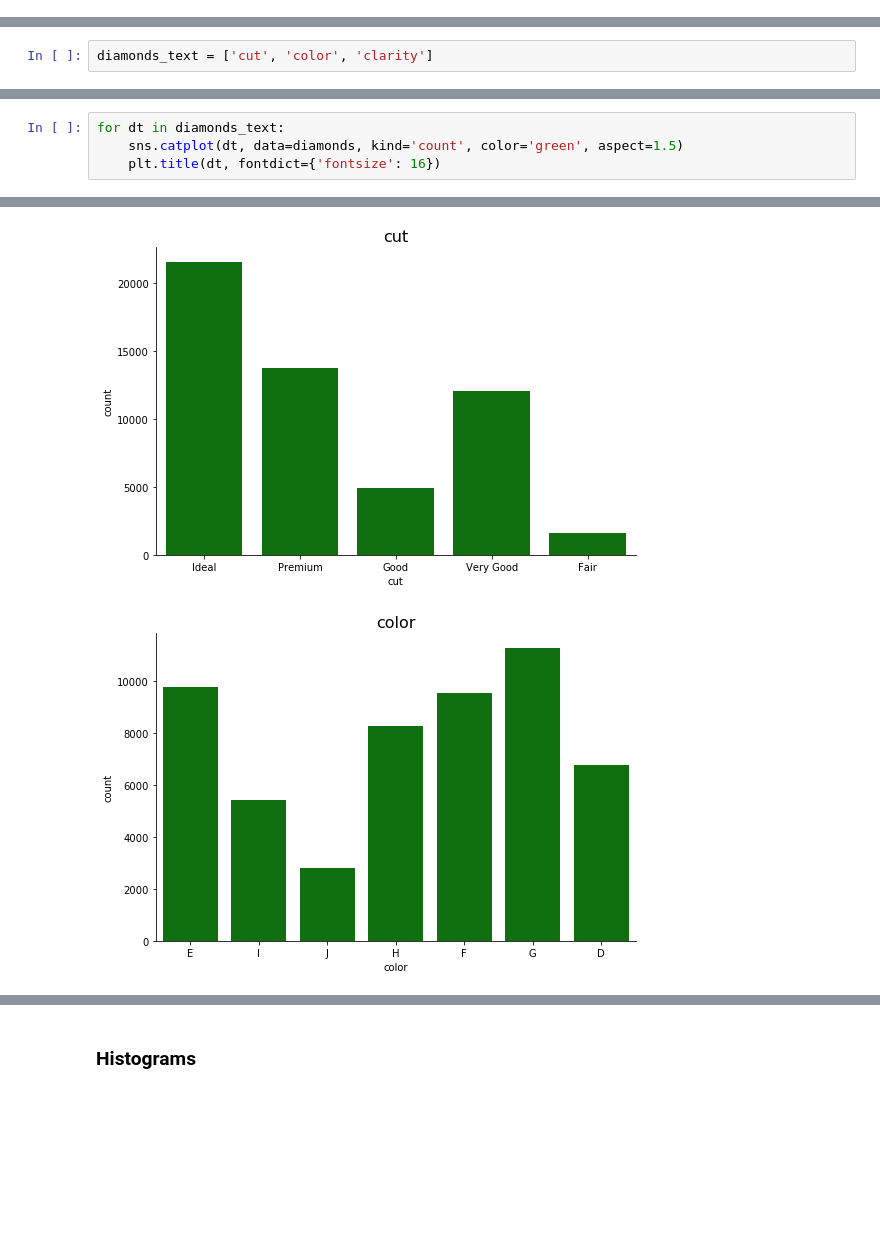
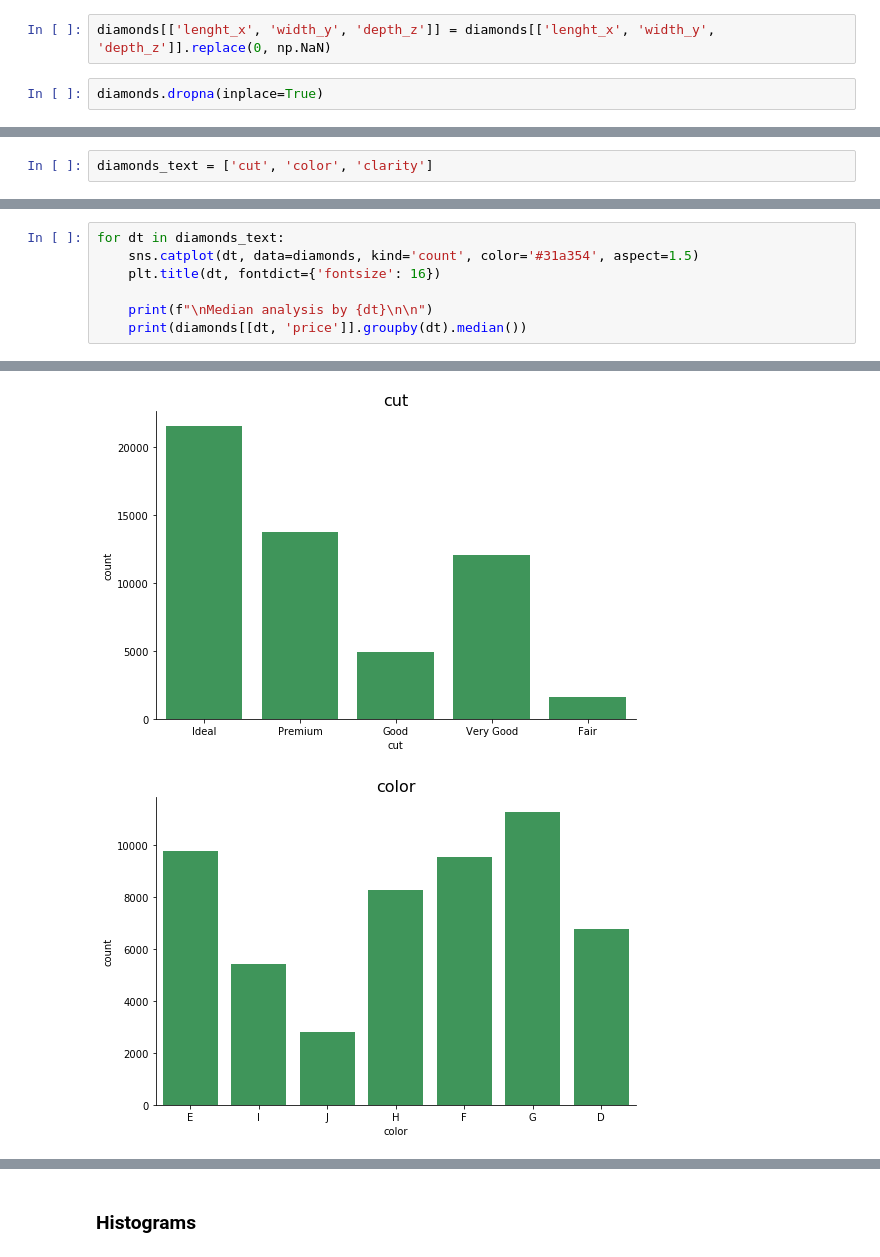
Before and after one commit to mxaxrxkx/ds_diamonds_project, a Jupyter notebook: diamonds_eda.ipynb, the cells around one changed output, grey strips where cells are left out. Drawn from its saved outputs; the diff is of its cells as text; blank space fills up the shorter version.

```diff
--- a/diamonds_eda.ipynb
+++ b/diamonds_eda.ipynb
@@ -77,0 +93,4 @@ Lenght_x, width_y and depth_z have minimum of 0 which means that there are rows
+# %%
+diamonds[['lenght_x', 'width_y', 'depth_z']] = diamonds[['lenght_x', 'width_y', 'depth_z']].replace(0, np.NaN)
+# %%
+diamonds.dropna(inplace=True)
@@ -102,6 +137,9 @@ I1        741
 Name: clarity, dtype: int64
 # %%
 for dt in diamonds_text:
-    sns.catplot(dt, data=diamonds, kind='count', color='green', aspect=1.5)
+    sns.catplot(dt, data=diamonds, kind='count', color='#31a354', aspect=1.5)
     plt.title(dt, fontdict={'fontsize': 16})
+
+    print(f"\nMedian analysis by {dt}\n\n")
+    print(diamonds[[dt, 'price']].groupby(dt).median())
 # %% [output]
@@ -108,2 +163,2 @@ for dt in diamonds_text:
-[figure, old version]
+[figure, new version]
-[figure, old version]
+[figure, new version]
```
Also changed, not shown: parts of 24 cells of this notebook, 3 other files.
